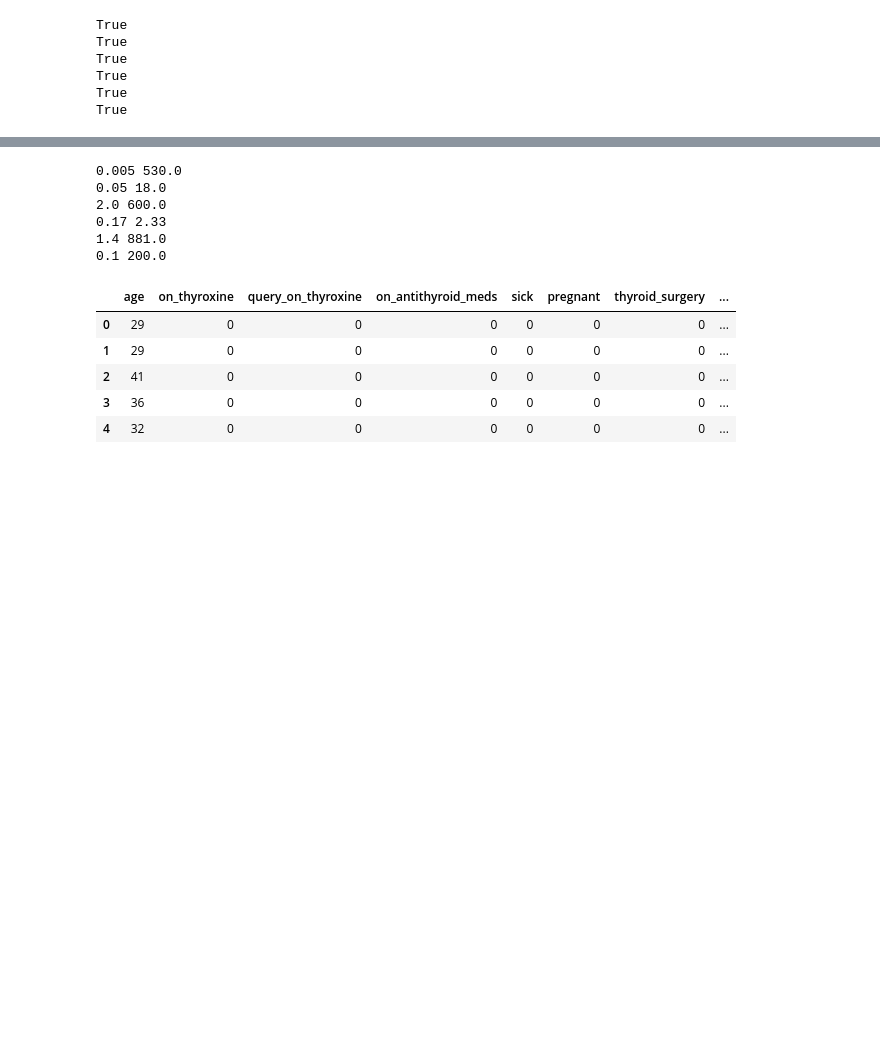
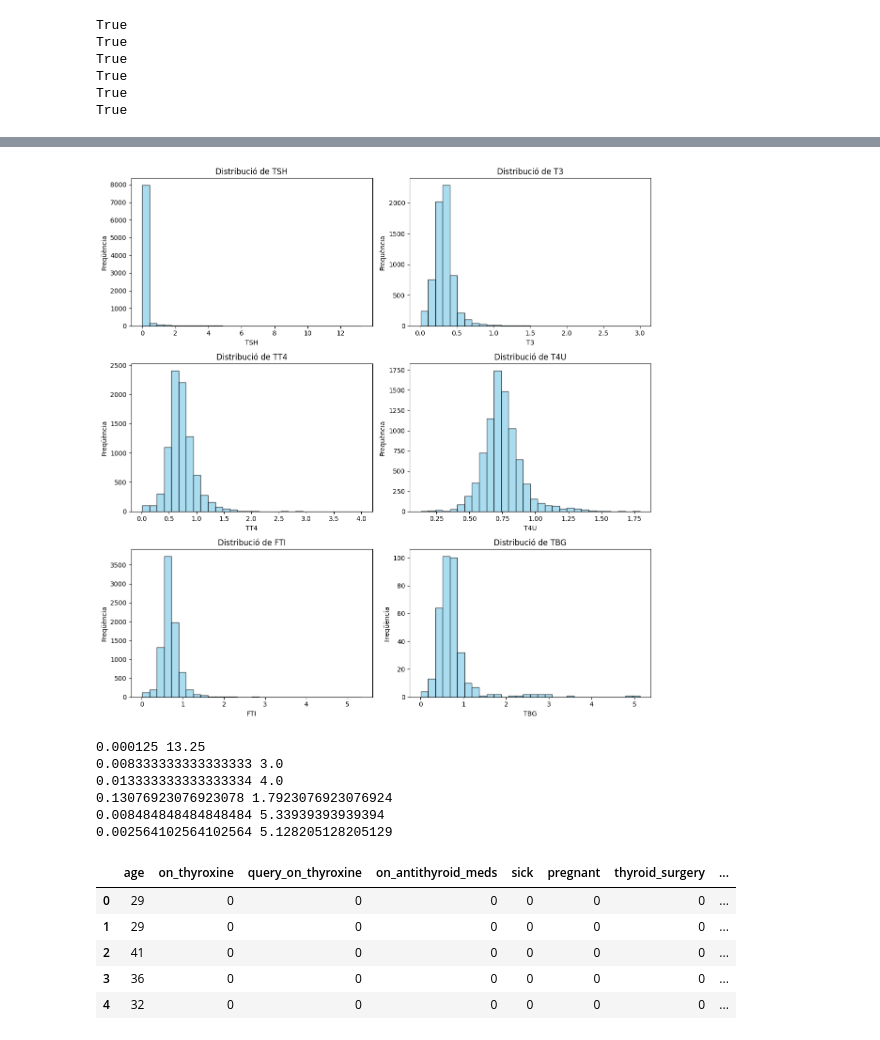
Before and after one commit to NIU1668072/ThyroidDiseaseClassification, a Jupyter notebook: thyroid.ipynb, the cells around one changed output, grey strips where cells are left out. Saved outputs shown, nothing was run; the diff lists cells and outputs as text; code cells hidden in the pictures; blank space fills up the shorter version.

```diff
--- a/thyroid.ipynb
+++ b/thyroid.ipynb
@@ -173,12 +192,28 @@ df.drop(mesures,axis='columns',inplace=True)
+# %%
+import matplotlib.pyplot as plt
+
+# Tornar a crear les gràfiques, aquesta vegada partint del dataframe
+fig, axes = plt.subplots(3, 2, figsize=(12, 12))
+axes = axes.flatten()
+
+for ax, column in zip(axes, valors):
+    ax.hist(df_fill_na[column], bins=30, alpha=0.7, color='skyblue', edgecolor='black')
+    ax.set_title(f'Distribució de {column}')
+    ax.set_xlabel(column)
+    ax.set_ylabel('Freqüència')
+
+plt.tight_layout()
+plt.show()
+# %% [output]
+[figure, added]
 # %%
-
 for i in range(len(valors)):
-    print(df[valors[i]].min(), df[valors[i]].max())
+    print(df_fill_na[valors[i]].min(), df_fill_na[valors[i]].max())
 # %% [output]
-0.005 530.0
-0.05 18.0
-2.0 600.0
-0.17 2.33
-1.4 881.0
-0.1 200.0
+0.000125 13.25
+0.008333333333333333 3.0
+0.013333333333333334 4.0
+0.13076923076923078 1.7923076923076924
+0.008484848484848484 5.33939393939394
+0.002564102564102564 5.128205128205129
 # %%
```
Also changed, not shown: parts of 26 cells of this notebook, 14 other files.
